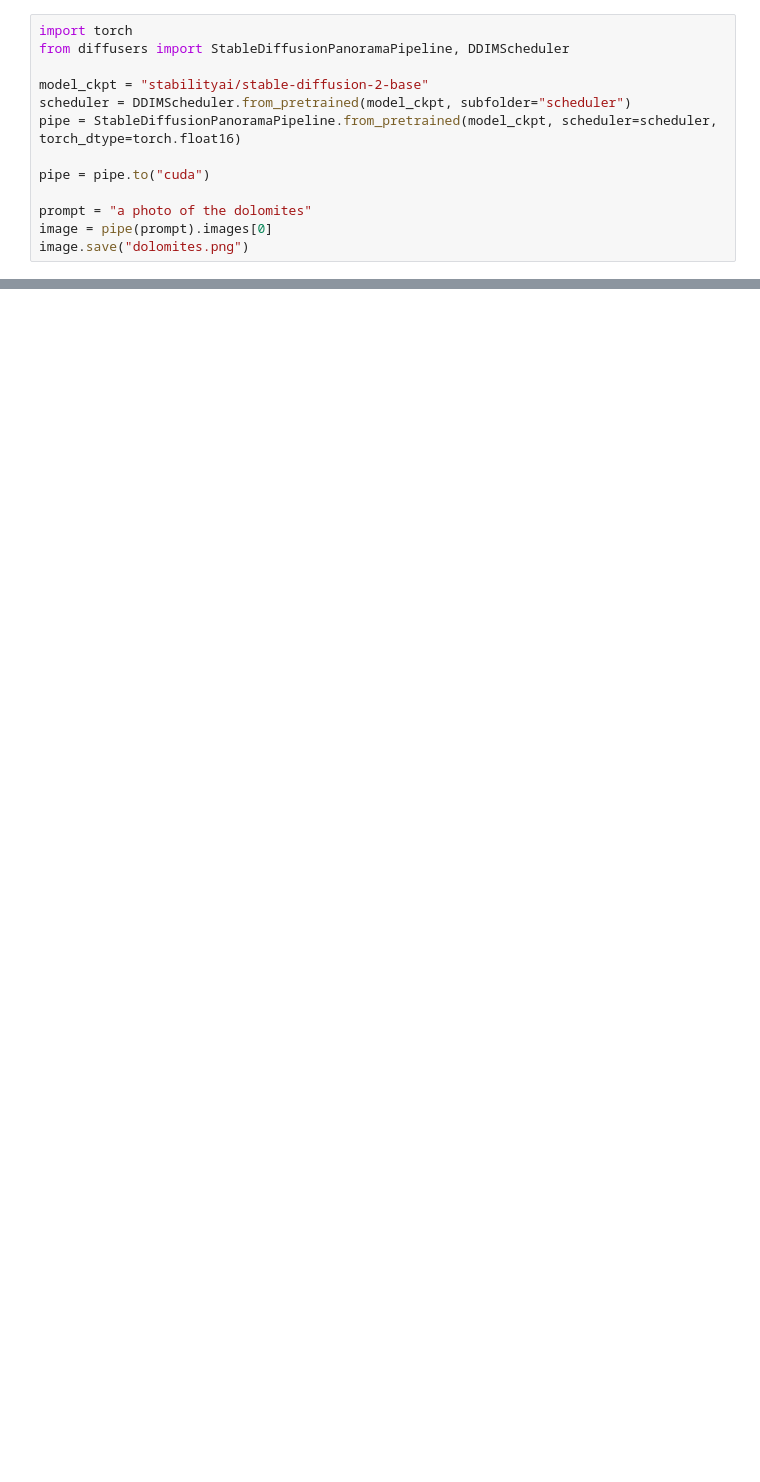
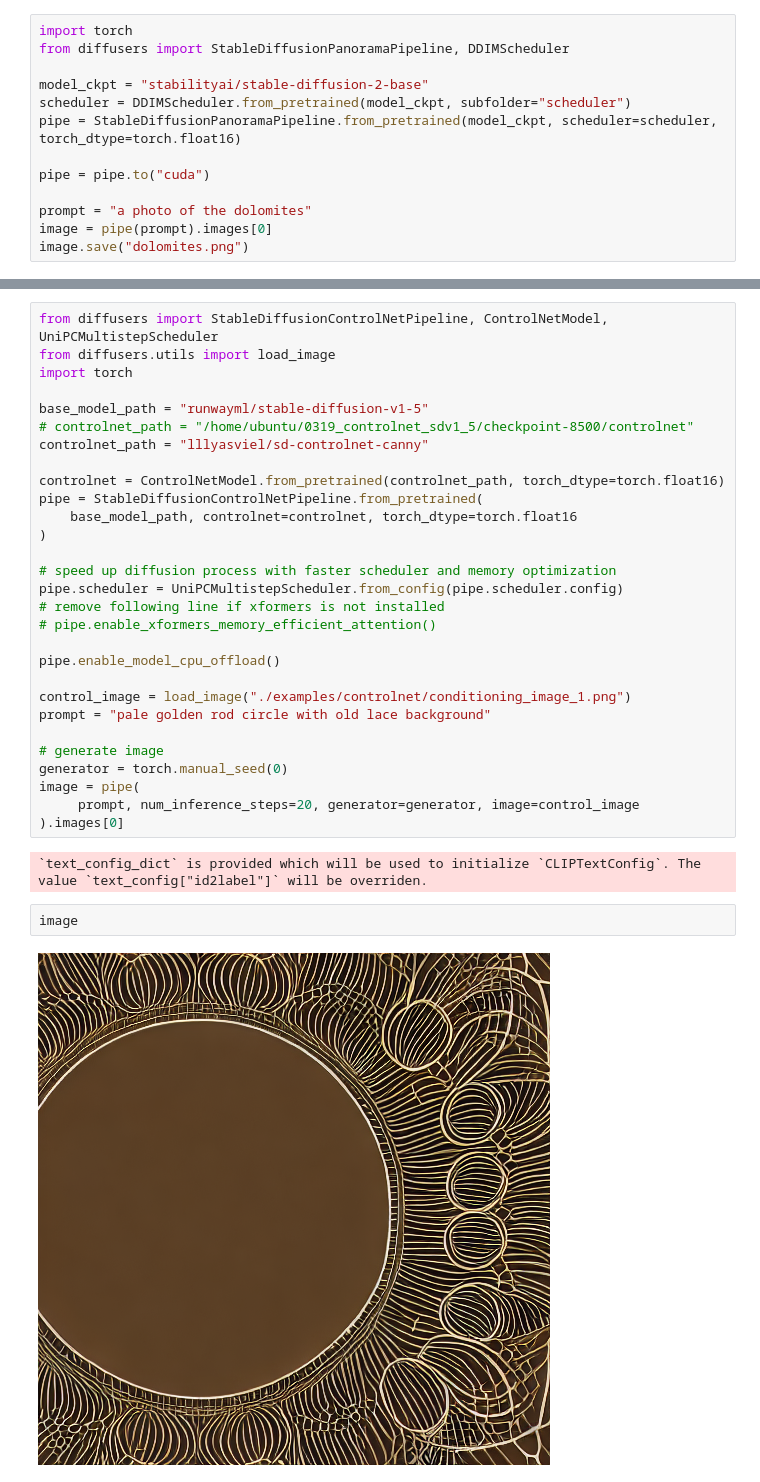
Before and after one commit to zkcr0001/diffusers, a Jupyter notebook: Kai_controlnet_training.ipynb, the cells around one changed output, grey strips where cells are left out. Saved outputs shown, nothing was run; the diff lists cells and outputs as text; blank space fills up the shorter version.

```diff
--- a/Kai_controlnet_training.ipynb
+++ b/Kai_controlnet_training.ipynb
@@ -13,0 +16,35 @@ image.save("dolomites.png")
+# %%
+from diffusers import StableDiffusionControlNetPipeline, ControlNetModel, UniPCMultistepScheduler
+from diffusers.utils import load_image
+import torch
+
+base_model_path = "runwayml/stable-diffusion-v1-5"
+# controlnet_path = "/home/ubuntu/0319_controlnet_sdv1_5/checkpoint-8500/controlnet"
+controlnet_path = "lllyasviel/sd-controlnet-canny"
+
+controlnet = ControlNetModel.from_pretrained(controlnet_path, torch_dtype=torch.float16)
+pipe = StableDiffusionControlNetPipeline.from_pretrained(
+    base_model_path, controlnet=controlnet, torch_dtype=torch.float16
+)
+
+# speed up diffusion process with faster scheduler and memory optimization
+pipe.scheduler = UniPCMultistepScheduler.from_config(pipe.scheduler.config)
+# remove following line if xformers is not installed
+# pipe.enable_xformers_memory_efficient_attention()
+
+pipe.enable_model_cpu_offload()
+
+control_image = load_image("./examples/controlnet/conditioning_image_1.png")
+prompt = "pale golden rod circle with old lace background"
+
+# generate image
+generator = torch.manual_seed(0)
+image = pipe(
+     prompt, num_inference_steps=20, generator=generator, image=control_image
+).images[0]
+# %% [output]
+`text_config_dict` is provided which will be used to initialize `CLIPTextConfig`. The value `text_config["id2label"]` will be overriden.
+# %%
+image
+# %% [output]
+[figure, added]
```
Also changed, not shown: parts of 1 cell of this notebook, 9 other files.
